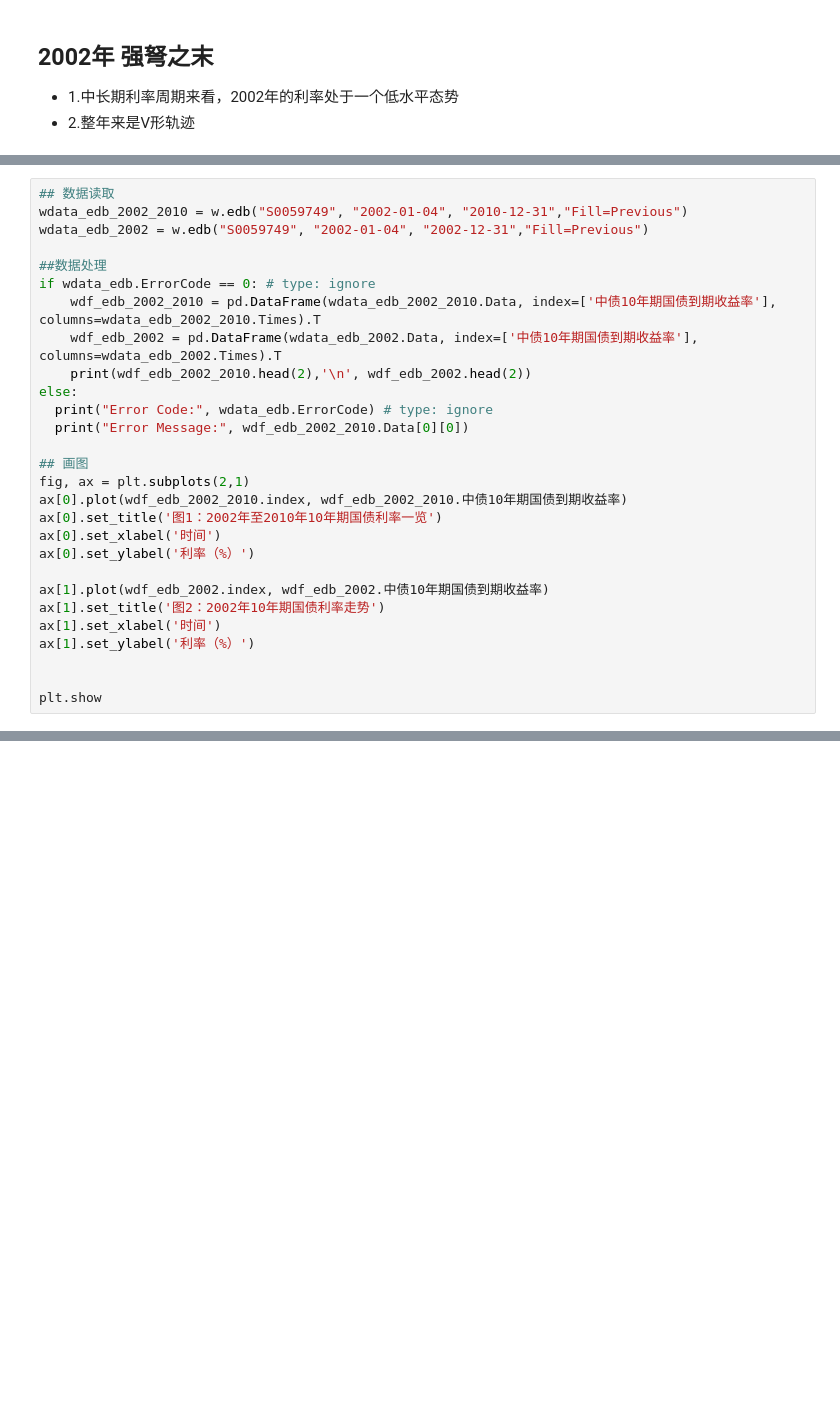
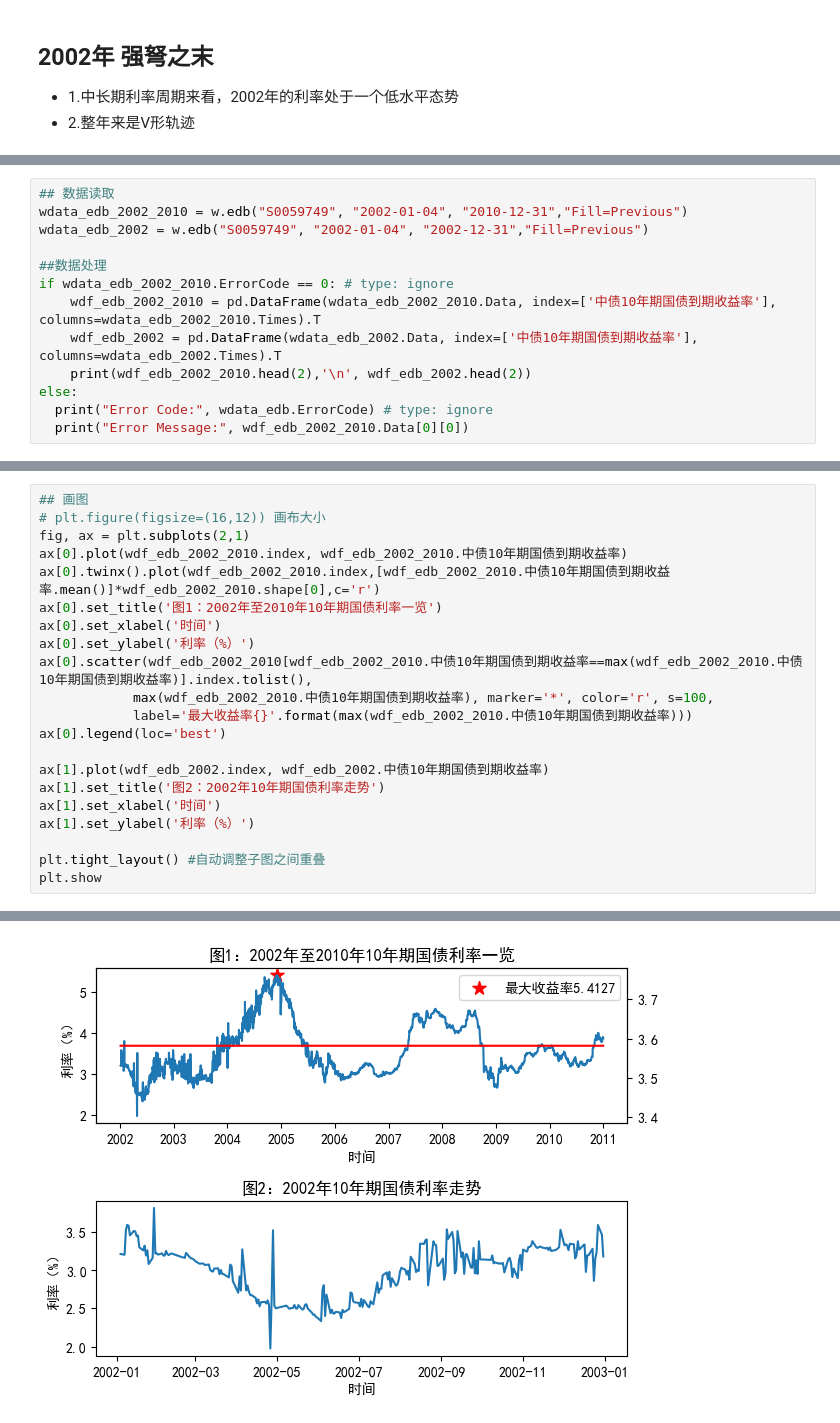
Before and after one commit to pcgan/A-Peek-into-My-Financial-Notebook, a Jupyter notebook: research/债券市场分析/债券市场回顾分析.ipynb, the cells around one changed output, grey strips where cells are left out. Saved outputs shown, nothing was run; the diff lists cells and outputs as text; blank space fills up the shorter version.

```diff
--- a/research/债券市场分析/债券市场回顾分析.ipynb
+++ b/research/债券市场分析/债券市场回顾分析.ipynb
@@ -24,28 +28,13 @@ wdata_edb_2002_2010 = w.edb("S0059749", "2002-01-04", "2010-12-31","Fill=Previou
 wdata_edb_2002 = w.edb("S0059749", "2002-01-04", "2002-12-31","Fill=Previous")
 
 ##数据处理
-if wdata_edb.ErrorCode == 0: # type: ignore
+if wdata_edb_2002_2010.ErrorCode == 0: # type: ignore
     wdf_edb_2002_2010 = pd.DataFrame(wdata_edb_2002_2010.Data, index=['中债10年期国债到期收益率'], columns=wdata_edb_2002_2010.Times).T
     wdf_edb_2002 = pd.DataFrame(wdata_edb_2002.Data, index=['中债10年期国债到期收益率'], columns=wdata_edb_2002.Times).T
     print(wdf_edb_2002_2010.head(2),'\n', wdf_edb_2002.head(2))
 else:
   print("Error Code:", wdata_edb.ErrorCode) # type: ignore
   print("Error Message:", wdf_edb_2002_2010.Data[0][0])
-
-## 画图
-fig, ax = plt.subplots(2,1)
-ax[0].plot(wdf_edb_2002_2010.index, wdf_edb_2002_2010.中债10年期国债到期收益率)
-ax[0].set_title('图1：2002年至2010年10年期国债利率一览')
-ax[0].set_xlabel('时间')
-ax[0].set_ylabel('利率（%）')
-
-ax[1].plot(wdf_edb_2002.index, wdf_edb_2002.中债10年期国债到期收益率)
-ax[1].set_title('图2：2002年10年期国债利率走势')
-ax[1].set_xlabel('时间')
-ax[1].set_ylabel('利率（%）')
-
-
-plt.show
 # %% [output]
             中债10年期国债到期收益率
 2002-01-04         3.2096
@@ -61,0 +49,22 @@ plt.show
+# %%
+## 画图
+# plt.figure(figsize=(16,12)) 画布大小
+fig, ax = plt.subplots(2,1)
+ax[0].plot(wdf_edb_2002_2010.index, wdf_edb_2002_2010.中债10年期国债到期收益率)
+ax[0].twinx().plot(wdf_edb_2002_2010.index,[wdf_edb_2002_2010.中债10年期国债到期收益率.mean()]*wdf_edb_2002_2010.shape[0],c='r')
+ax[0].set_title('图1：2002年至2010年10年期国债利率一览')
+ax[0].set_xlabel('时间')
+ax[0].set_ylabel('利率（%）')
+ax[0].scatter(wdf_edb_2002_2010[wdf_edb_2002_2010.中债10年期国债到期收益率==max(wdf_edb_2002_2010.中债10年期国债到期收益率)].index.tolist(),
+            max(wdf_edb_2002_2010.中债10年期国债到期收益率), marker='*', color='r', s=100,
+            label='最大收益率{}'.format(max(wdf_edb_2002_2010.中债10年期国债到期收益率)))
+ax[0].legend(loc='best')
+
+ax[1].plot(wdf_edb_2002.index, wdf_edb_2002.中债10年期国债到期收益率)
+ax[1].set_title('图2：2002年10年期国债利率走势')
+ax[1].set_xlabel('时间')
+ax[1].set_ylabel('利率（%）')
+
+plt.tight_layout() #自动调整子图之间重叠
+plt.show
+# %% [output]
@@ -61,0 +72 @@ plt.show
+[figure, added]
```
Also changed, not shown: parts of 7 cells of this notebook, 1 other file.
